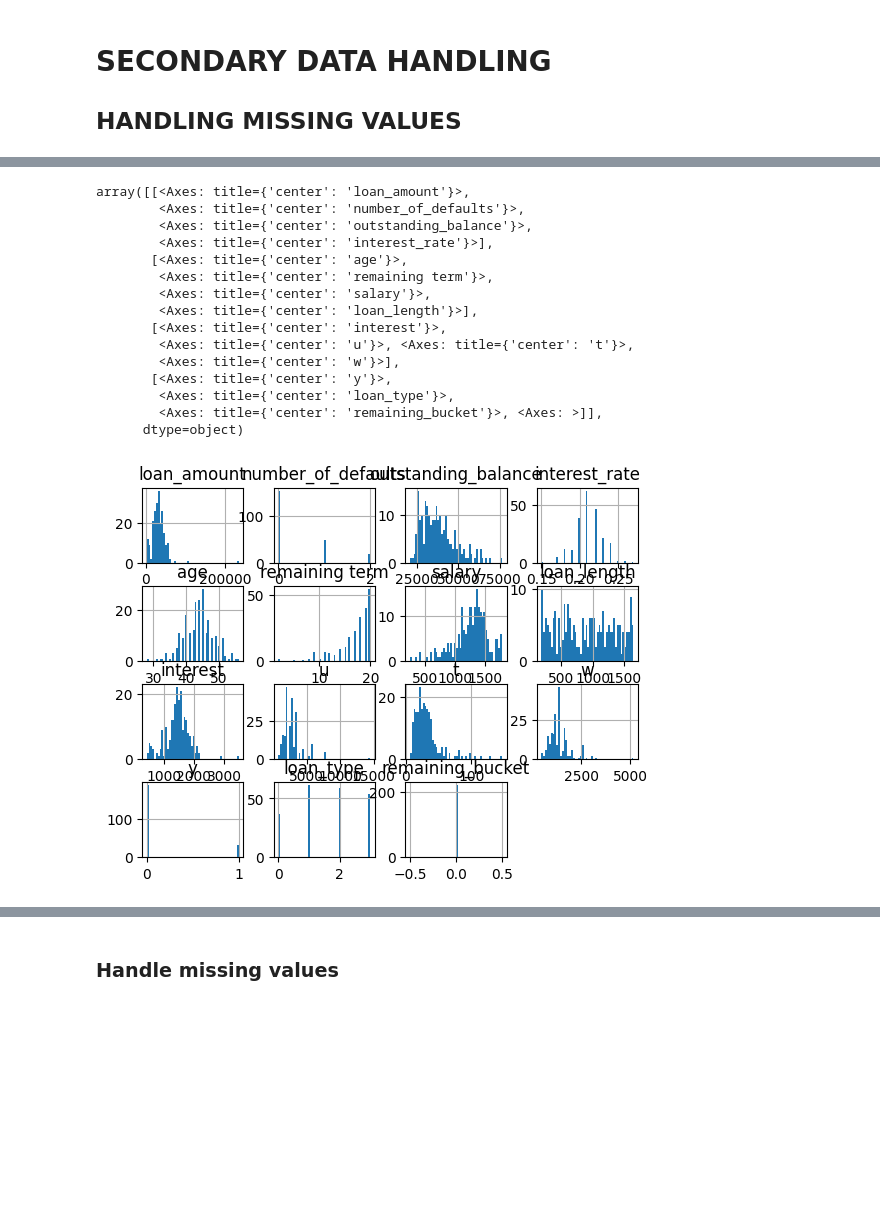
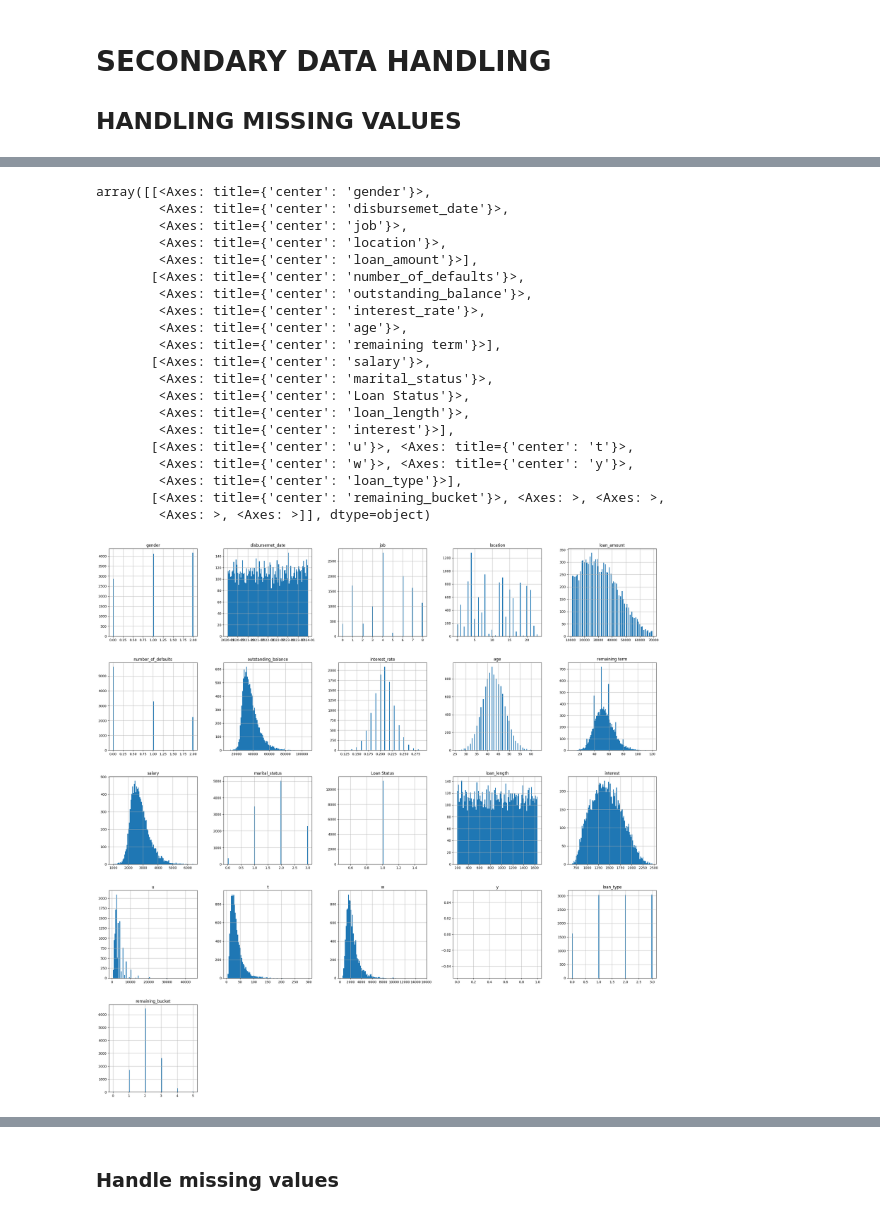
Before and after one commit to Augah2001/Data-Science-Competion-Question-and-Data, a Jupyter notebook: credit_risk.ipynb, the cells around one changed output, grey strips where cells are left out. Saved outputs shown, nothing was run; the diff lists cells and outputs as text; code cells hidden in the pictures; blank space fills up the shorter version.

```diff
--- a/credit_risk.ipynb
+++ b/credit_risk.ipynb
@@ -263,7 +263,7 @@ Drop unnecessary and redundant columns
 
 
 # Drop unnecessary columns
-df.drop(['loan_id', 'Unnamed: 0', 'age.1', 'number_of_defaults.1'], axis=1, inplace=True)
+df.drop(['loan_id', 'Unnamed: 0', 'age.1', 'number_of_defaults.1', 'sex', 'country', 'currency'], axis=1, inplace=True)
 # %% [markdown]
 
 # EXPLORATORY DATA ANALYSIS
@@ -615,0 +601,24 @@ Name: count, dtype: int64
+# %%
+# convert the disbursement date to right date and time format.
+import pandas as pd
+
+# Save disbursement before dropping for use in feature engineering
+disbursement_date = df['disbursemet_date']
+
+# Convert 'disbursemet_date' to datetime format
+df['disbursemet_date'] = pd.to_datetime(df['disbursemet_date'], format='%Y %m %d')
+# %%
+# encode categorical variables
+
+from sklearn.preprocessing import LabelEncoder
+
+le = LabelEncoder()
+
+categorical_features = ['gender', 'marital_status', 'job', 'location']
+
+for i, cat in enumerate(categorical_features):
+    df[cat] = le.fit_transform(df[cat])
+le.fit([ 'Defaulted','Did not default'])
+if df['Loan Status'].dtype != 'int64':
+    df['Loan Status'] = df['Loan Status'].map({'Did not default': 0, 'Defaulted': 1}).astype('int')
+df.head()
@@ -616,30 +646,52 @@ Name: count, dtype: int64
 # %%
 df['interest'] = (np.sqrt(df.loan_amount)* np.exp(df.interest_rate)* np.log(df['loan_length']))
 df['u']=np.where((df.loan_amount)<df.outstanding_balance, 1.1,1)
 df['t']=(np.sqrt(df['loan_length']/df['loan_amount'])/(df['interest_rate'])**3.3)
 
 df['w'] = (df['remaining term'])**(1/3)/(df['interest_rate'])**4
 df['u'] = (df['u'])/(df['interest_rate'])**5
 df['y'] = df['Loan Status'].map({'Did not default': 0, 'Defaulted':1})
 df['loan_type'] = pd.cut(df['loan_length'], bins= np.arange(0,1800, 400), labels= False)
 df['remaining_bucket'] = (pd.cut(df['remaining term'], bins=np.arange(0,130,20), labels=False))
 ome =df[['u','y','w' ,'interest_rate', 'age', 'interest', 't', 'loan_type', 'remaining_bucket' ]].corr()
-df[df['remaining_bucket']==0].hist(bins=50)
+# df[df['remaining_bucket']==0].hist(bins=50)
 # sns.heatmap(ome, annot=True)
+from sklearn.preprocessing import PolynomialFeatures
+
+# Create polynomial features
+poly = PolynomialFeatures(degree=2, include_bias=False)
+poly_features = poly.fit_transform(df[['age', 'interest_rate']])
+
+# Get feature names after polynomial transformation
+# poly_feature_names = poly.get_feature_names(input_features=['age', 'interest_rate'])
+
+# Create a DataFrame with polynomial features
+df_poly = pd.DataFrame(poly_features)
+
+# Concatenate the original DataFrame with the polynomial features
+data = pd.concat([df, df_poly], axis=1)
+data.tail(20)
+
+# Now you can use 'data' DataFrame which includes both original and polynomial features
 # %% [output]
-array([[<Axes: title={'center': 'loan_amount'}>,
-        <Axes: title={'center': 'number_of_defaults'}>,
+array([[<Axes: title={'center': 'gender'}>,
+        <Axes: title={'center': 'disbursemet_date'}>,
+        <Axes: title={'center': 'job'}>,
+        <Axes: title={'center': 'location'}>,
+        <Axes: title={'center': 'loan_amount'}>],
+       [<Axes: title={'center': 'number_of_defaults'}>,
         <Axes: title={'center': 'outstanding_balance'}>,
-        <Axes: title={'center': 'interest_rate'}>],
-       [<Axes: title={'center': 'age'}>,
-        <Axes: title={'center': 'remaining term'}>,
-        <Axes: title={'center': 'salary'}>,
-        <Axes: title={'center': 'loan_length'}>],
-       [<Axes: title={'center': 'interest'}>,
-        <Axes: title={'center': 'u'}>, <Axes: title={'center': 't'}>,
-        <Axes: title={'center': 'w'}>],
-       [<Axes: title={'center': 'y'}>,
-        <Axes: title={'center': 'loan_type'}>,
-        <Axes: title={'center': 'remaining_bucket'}>, <Axes: >]],
-      dtype=object)
+        <Axes: title={'center': 'interest_rate'}>,
+        <Axes: title={'center': 'age'}>,
+        <Axes: title={'center': 'remaining term'}>],
+       [<Axes: title={'center': 'salary'}>,
+        <Axes: title={'center': 'marital_status'}>,
+        <Axes: title={'center': 'Loan Status'}>,
+        <Axes: title={'center': 'loan_length'}>,
+        <Axes: title={'center': 'interest'}>],
+       [<Axes: title={'center': 'u'}>, <Axes: title={'center': 't'}>,
+        <Axes: title={'center': 'w'}>, <Axes: title={'center': 'y'}>,
+        <Axes: title={'center': 'loan_type'}>],
+       [<Axes: title={'center': 'remaining_bucket'}>, <Axes: >, <Axes: >,
+        <Axes: >, <Axes: >]], dtype=object)
-[figure, old version]
+[figure, new version]
```
Also changed, not shown: parts of 15 cells of this notebook, 1 other file.
